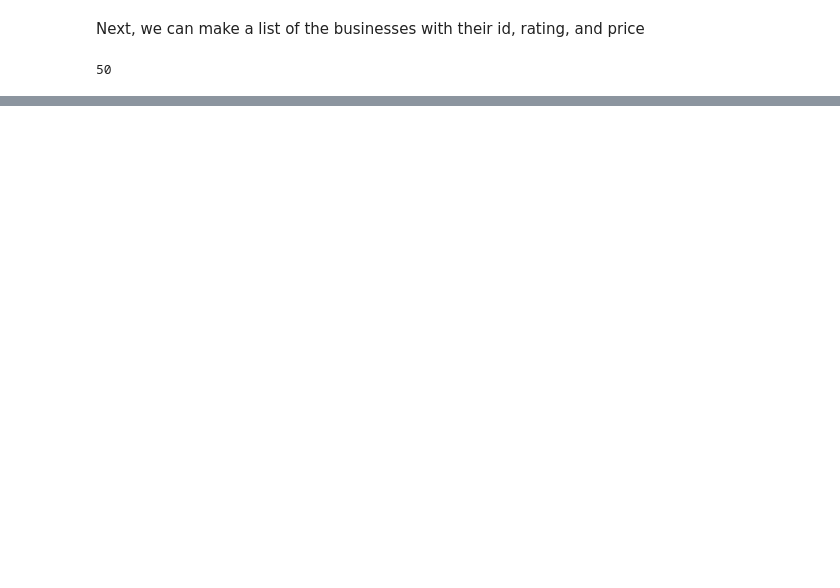
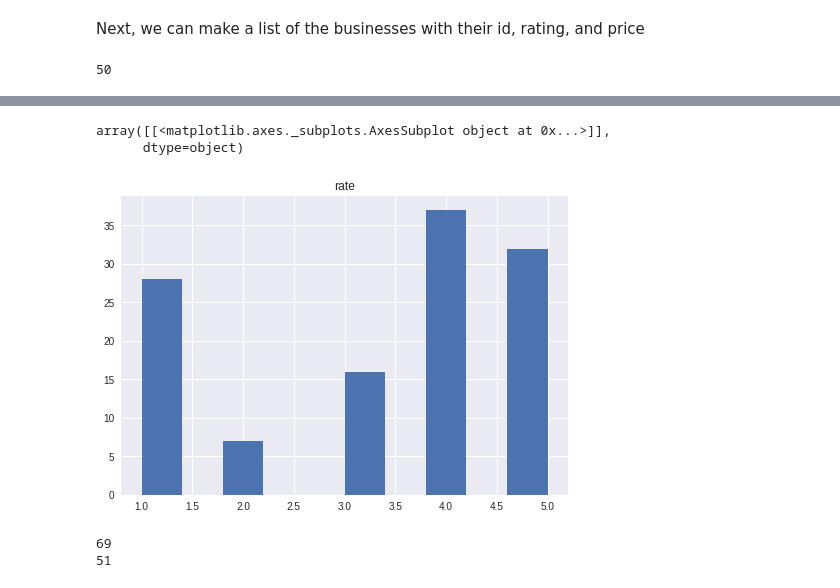
Before and after one commit to cyuancheng/NLP_Yelp_review, a Jupyter notebook: NLP_2_yelp.ipynb, the cells around one changed output, grey strips where cells are left out. Cells and saved outputs as stored; diff of their text form; code cells hidden in the pictures; blank space fills up the shorter version.

```diff
--- a/NLP_2_yelp.ipynb
+++ b/NLP_2_yelp.ipynb
@@ -148,14 +218,17 @@ high_rating.head()
 # %%
 # colect review
-List_reiew_all = []
-for i in range(len(high_rating)):
+List_LR_review = []
+List_LR_rating = []
+for i in range(50):
   #print(i)
   try:
-    ENDPOINT_reviews = 'https://api.yelp.com/v3/businesses/'+ high_rating['id'][i] +'/reviews'
+    ENDPOINT_reviews = 'https://api.yelp.com/v3/businesses/'+ low_rating['id'][i] +'/reviews'
     response_reviews = requests.get(url = ENDPOINT_reviews, headers = HEADERS)
     for ii in range(2):
       x = response_reviews.json()['reviews'][ii]['text']
-      List_reiew_all.append(x)
+      List_LR_review.append(x)
+      y = response_reviews.json()['reviews'][ii]['rating']
+      List_LR_rating.append(y)
   except:
     pass
 # %%
@@ -171,0 +246,4 @@ List_reiew_all_pd.head()
+# %%
+d = {'rate': List_HR_rating, 'review': List_HR_review}
+df_HR = pd.DataFrame(data=d)
+df_HR.head()
@@ -171,0 +257,4 @@ List_reiew_all_pd.head()
+# %%
+d = {'rate': List_LR_rating, 'review': List_LR_review}
+df_LR = pd.DataFrame(data=d)
+df_LR.head()
@@ -171,0 +268,3 @@ List_reiew_all_pd.head()
+# %%
+df_total = df_HR.append(df_LR)
+df_total.head()
@@ -171,0 +278,6 @@ List_reiew_all_pd.head()
+# %%
+df_total.hist()
+# %% [output]
+array([[<matplotlib.axes._subplots.AxesSubplot object at 0x...>]],
+      dtype=object)
+[figure, added]
@@ -171,0 +287,9 @@ List_reiew_all_pd.head()
+# %%
+df_total_HR = df_total[df_total['rate']>=4]
+df_total_LR = df_total[df_total['rate']<4]
+
+print(len(df_total_HR))
+print(len(df_total_LR))
+# %% [output]
+69
+51
```
Also changed, not shown: parts of 33 cells of this notebook.
